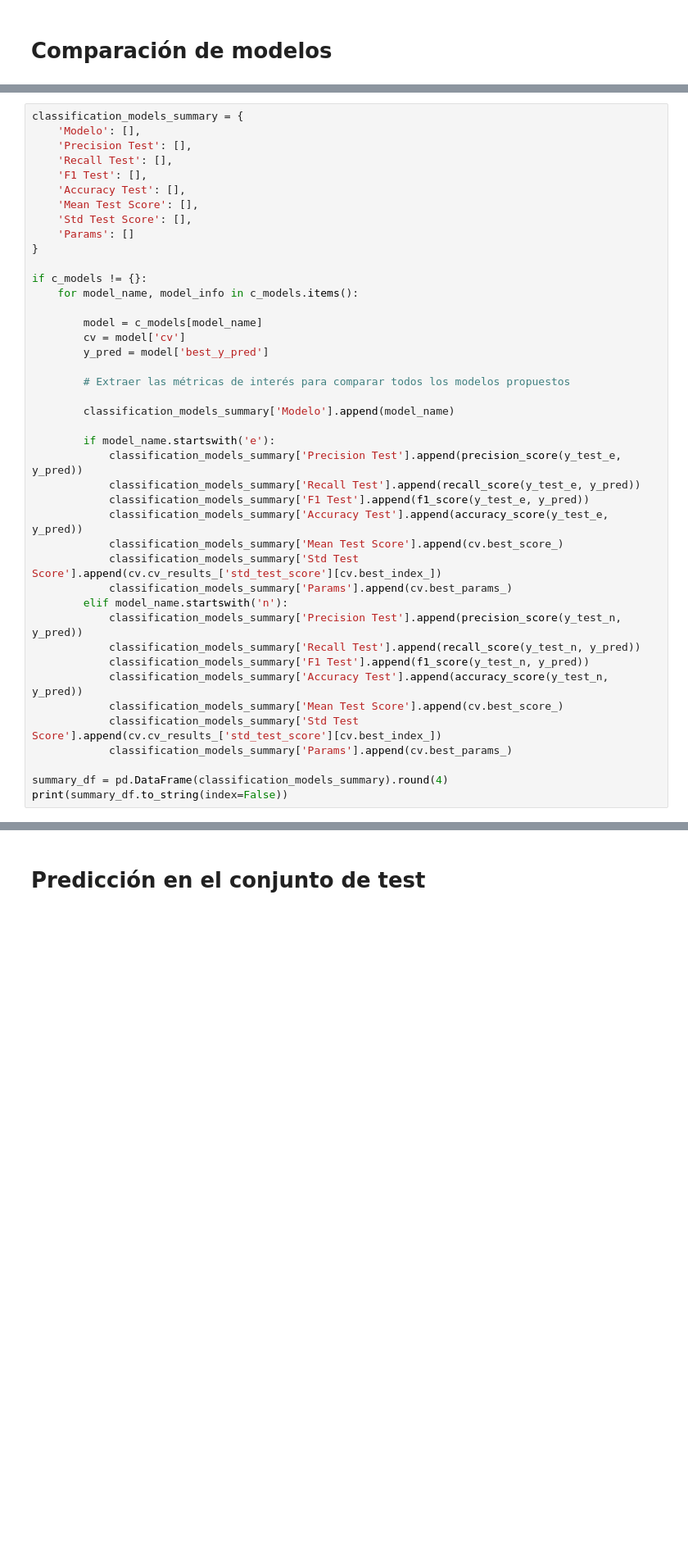
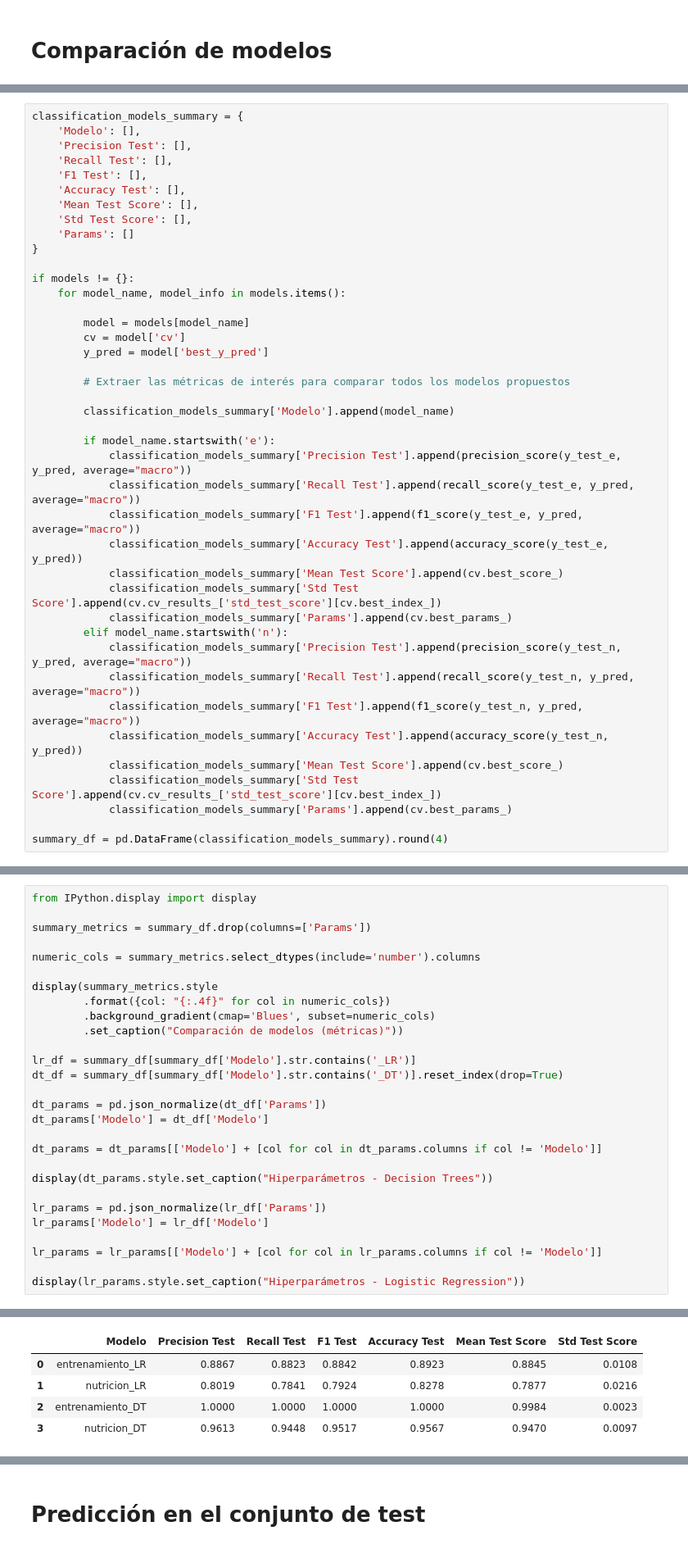
Before and after one commit to ML-2026-10/Lab3-Classfication, a Jupyter notebook: ml_lab3.ipynb, the cells around one changed output, grey strips where cells are left out. Shown at 82% size. Drawn from its saved outputs; the diff is of its cells as text; blank space fills up the shorter version.

```diff
--- a/ml_lab3.ipynb
+++ b/ml_lab3.ipynb
@@ -542,10 +764,10 @@ classification_models_summary = {
     'Params': []
 }
 
-if c_models != {}:
-    for model_name, model_info in c_models.items():
+if models != {}:
+    for model_name, model_info in models.items():
 
-        model = c_models[model_name]
+        model = models[model_name]
         cv = model['cv']
         y_pred = model['best_y_pred']
 
@@ -554,21 +776,20 @@ if c_models != {}:
         classification_models_summary['Modelo'].append(model_name)
 
         if model_name.startswith('e'):
-            classification_models_summary['Precision Test'].append(precision_score(y_test_e, y_pred))
-            classification_models_summary['Recall Test'].append(recall_score(y_test_e, y_pred))
-            classification_models_summary['F1 Test'].append(f1_score(y_test_e, y_pred))
+            classification_models_summary['Precision Test'].append(precision_score(y_test_e, y_pred, average="macro"))
+            classification_models_summary['Recall Test'].append(recall_score(y_test_e, y_pred, average="macro"))
+            classification_models_summary['F1 Test'].append(f1_score(y_test_e, y_pred, average="macro"))
             classification_models_summary['Accuracy Test'].append(accuracy_score(y_test_e, y_pred))
             classification_models_summary['Mean Test Score'].append(cv.best_score_)
             classification_models_summary['Std Test Score'].append(cv.cv_results_['std_test_score'][cv.best_index_])
             classification_models_summary['Params'].append(cv.best_params_)
         elif model_name.startswith('n'):
-            classification_models_summary['Precision Test'].append(precision_score(y_test_n, y_pred))
-            classification_models_summary['Recall Test'].append(recall_score(y_test_n, y_pred))
-            classification_models_summary['F1 Test'].append(f1_score(y_test_n, y_pred))
+            classification_models_summary['Precision Test'].append(precision_score(y_test_n, y_pred, average="macro"))
+            classification_models_summary['Recall Test'].append(recall_score(y_test_n, y_pred, average="macro"))
+            classification_models_summary['F1 Test'].append(f1_score(y_test_n, y_pred, average="macro"))
             classification_models_summary['Accuracy Test'].append(accuracy_score(y_test_n, y_pred))
             classification_models_summary['Mean Test Score'].append(cv.best_score_)
             classification_models_summary['Std Test Score'].append(cv.cv_results_['std_test_score'][cv.best_index_])
             classification_models_summary['Params'].append(cv.best_params_)
 
 summary_df = pd.DataFrame(classification_models_summary).round(4)
-print(summary_df.to_string(index=False))
@@ -578,0 +798,29 @@ Index: []
+# %%
+from IPython.display import display
+
+summary_metrics = summary_df.drop(columns=['Params'])
+
+numeric_cols = summary_metrics.select_dtypes(include='number').columns
+
+display(summary_metrics.style
+        .format({col: "{:.4f}" for col in numeric_cols})
+        .background_gradient(cmap='Blues', subset=numeric_cols)
+        .set_caption("Comparación de modelos (métricas)"))
+
+lr_df = summary_df[summary_df['Modelo'].str.contains('_LR')]
+dt_df = summary_df[summary_df['Modelo'].str.contains('_DT')].reset_index(drop=True)
+
+dt_params = pd.json_normalize(dt_df['Params'])
+dt_params['Modelo'] = dt_df['Modelo']
+
+dt_params = dt_params[['Modelo'] + [col for col in dt_params.columns if col != 'Modelo']]
+
+display(dt_params.style.set_caption("Hiperparámetros - Decision Trees"))
+
+lr_params = pd.json_normalize(lr_df['Params'])
+lr_params['Modelo'] = lr_df['Modelo']
+
+lr_params = lr_params[['Modelo'] + [col for col in lr_params.columns if col != 'Modelo']]
+
+display(lr_params.style.set_caption("Hiperparámetros - Logistic Regression"))
+# %% [output]
@@ -578,0 +828,5 @@ Index: []
+|  | Modelo | Precision Test | Recall Test | F1 Test | Accuracy Test | Mean Test Score | Std Test Score |
+| 0 | entrenamiento_LR | 0.8867 | 0.8823 | 0.8842 | 0.8923 | 0.8845 | 0.0108 |
+| 1 | nutricion_LR | 0.8019 | 0.7841 | 0.7924 | 0.8278 | 0.7877 | 0.0216 |
+| 2 | entrenamiento_DT | 1.0000 | 1.0000 | 1.0000 | 1.0000 | 0.9984 | 0.0023 |
+| 3 | nutricion_DT | 0.9613 | 0.9448 | 0.9517 | 0.9567 | 0.9470 | 0.0097 |
```
Also changed, not shown: parts of 56 cells of this notebook, 1 other file.
